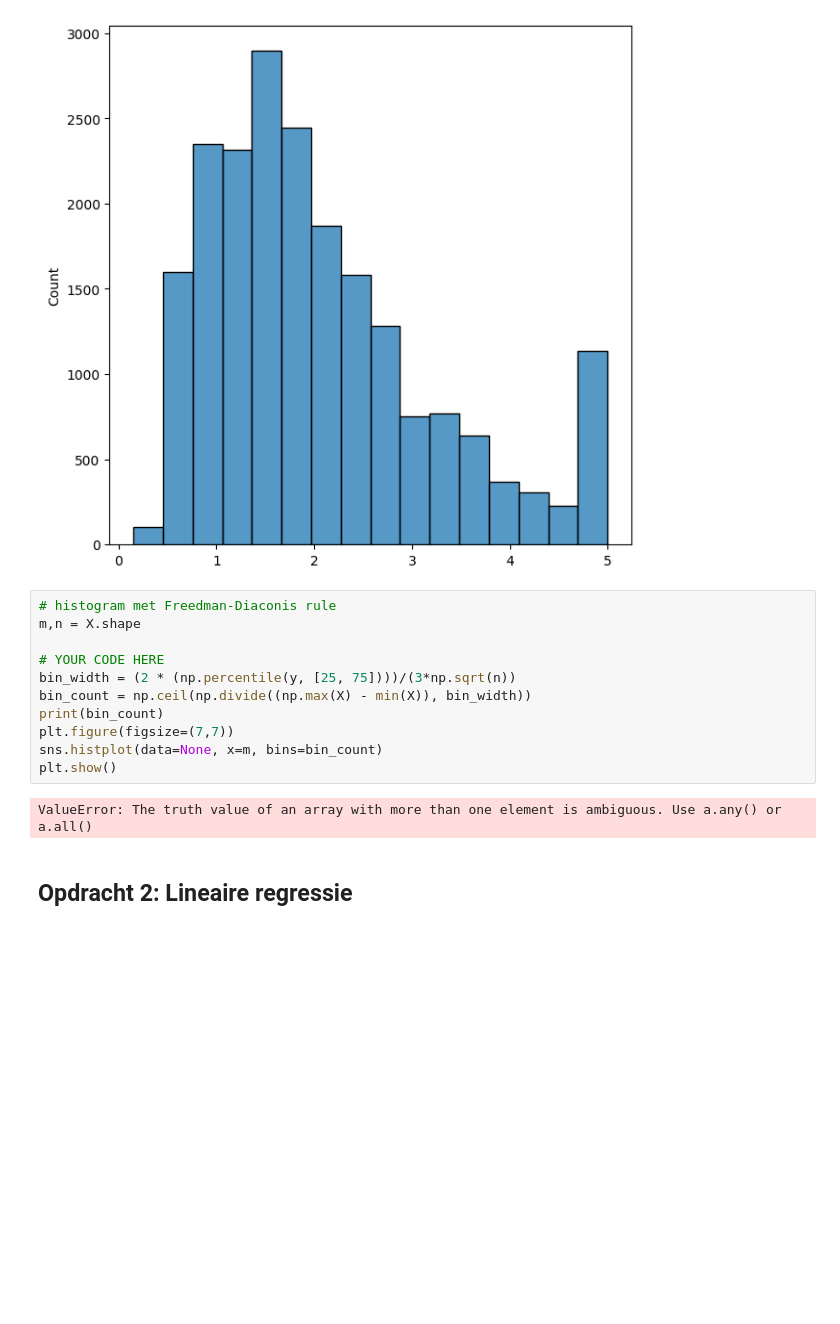
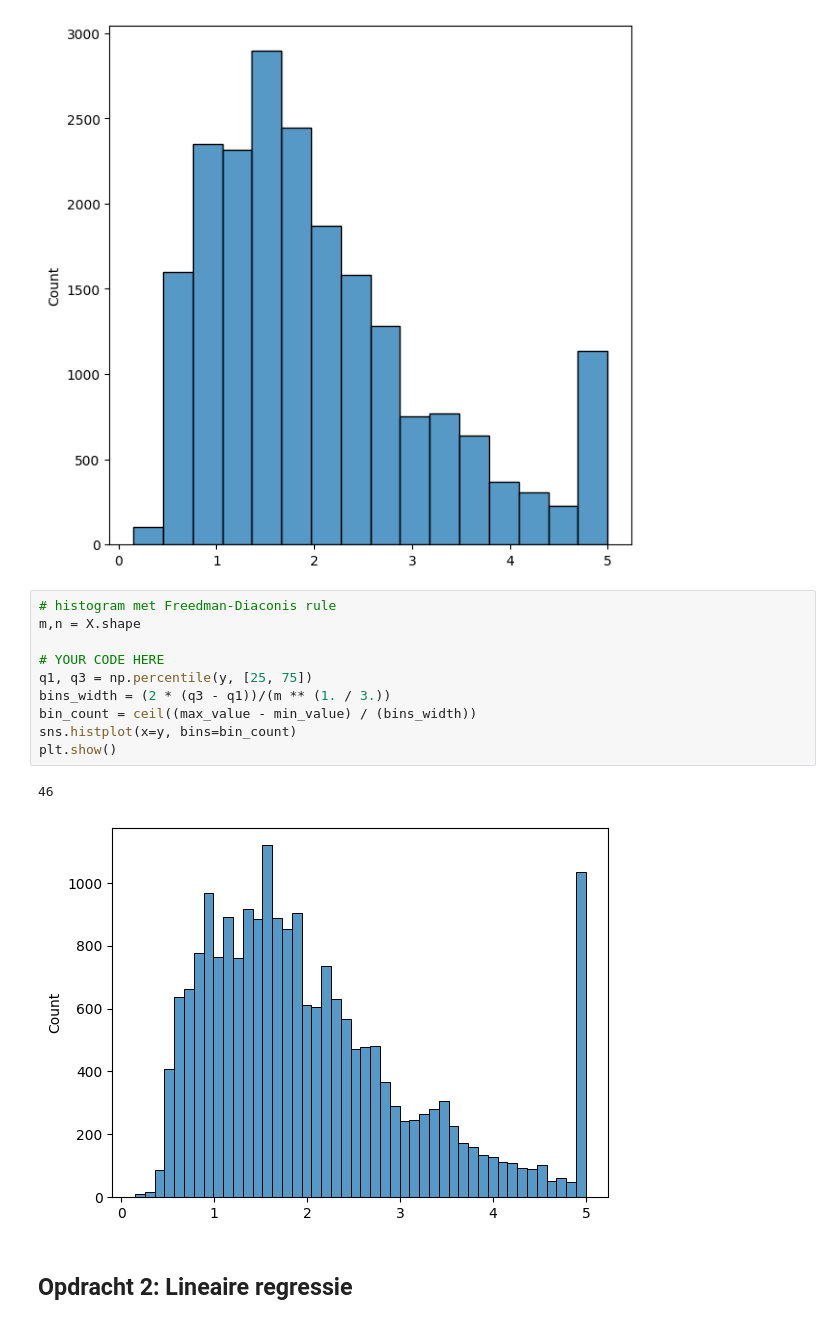
Before and after one commit to liz-cpu/ITVB23KMO2, a Jupyter notebook: Deel 1/intro notebook en sklearn.ipynb, the cells around one changed output. Drawn from its saved outputs; the diff is of its cells as text; blank space fills up the shorter version.

```diff
--- a/Deel 1/intro notebook en sklearn.ipynb
+++ b/Deel 1/intro notebook en sklearn.ipynb
@@ -82,16 +82,16 @@ plt.show()
 # %%
 # histogram met Freedman-Diaconis rule
 m,n = X.shape
 
 # YOUR CODE HERE
-bin_width = (2 * (np.percentile(y, [25, 75])))/(3*np.sqrt(n))
-bin_count = np.ceil(np.divide((np.max(X) - min(X)), bin_width))
-print(bin_count)
-plt.figure(figsize=(7,7))
-sns.histplot(data=None, x=m, bins=bin_count)
+q1, q3 = np.percentile(y, [25, 75])
+bins_width = (2 * (q3 - q1))/(m ** (1. / 3.))
+bin_count = ceil((max_value - min_value) / (bins_width))
+sns.histplot(x=y, bins=bin_count)
 plt.show()
 # %% [output]
-ValueError: The truth value of an array with more than one element is ambiguous. Use a.any() or a.all()
+46
+[figure, added]
 # %% [markdown]
 ## Opdracht 2: Lineaire regressie
 # %% [markdown]
```
Also changed, not shown: 8 other files.
